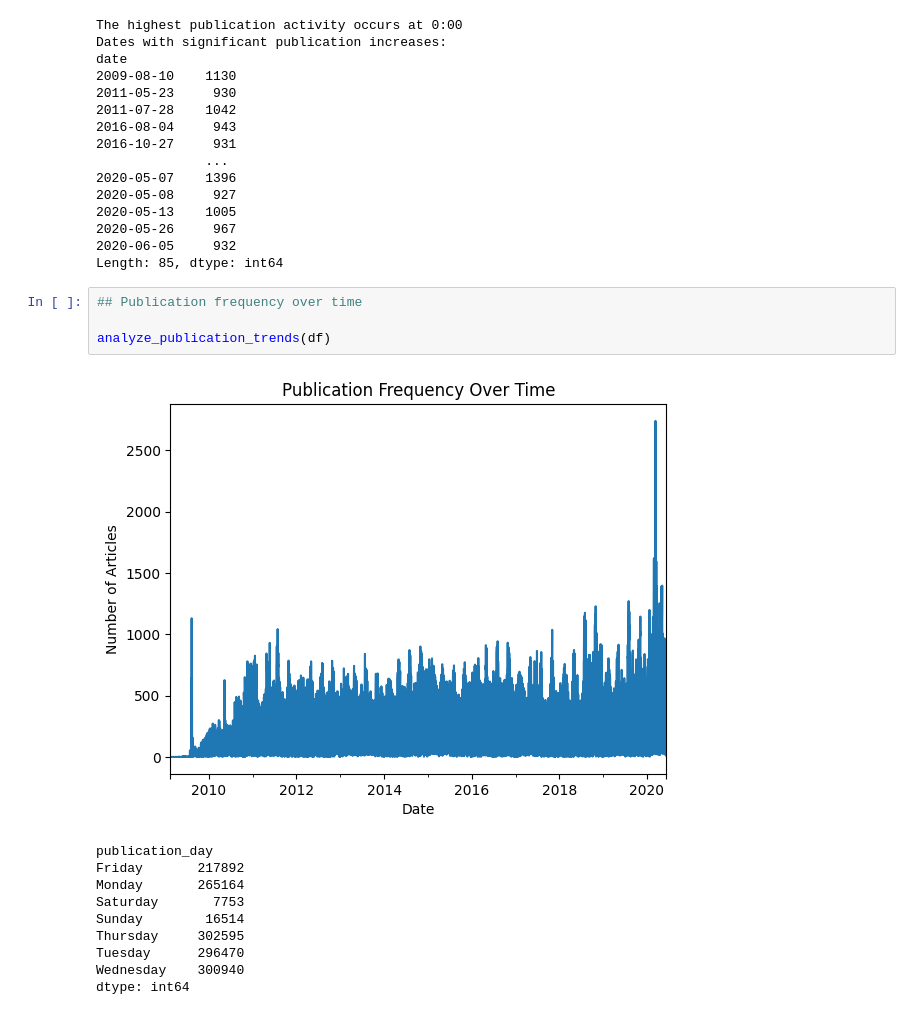
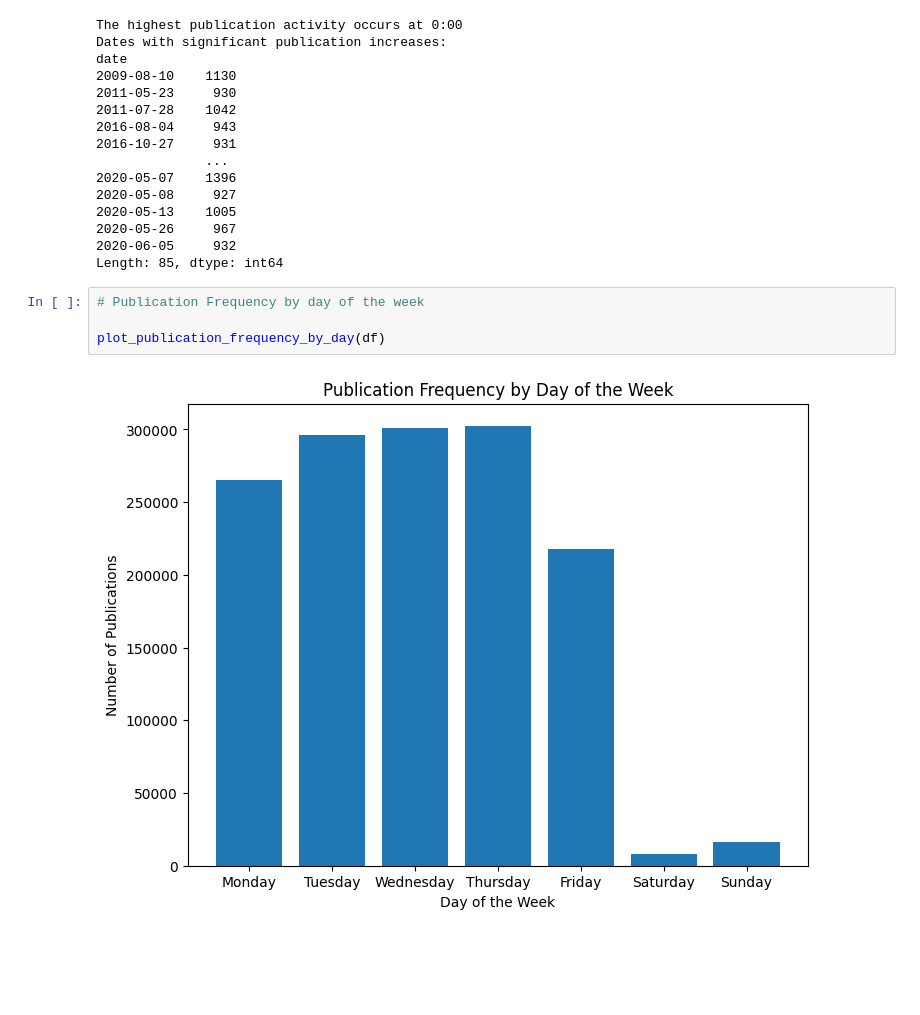
Before and after one commit to brook1167/Nova-Financial-Solutions, a Jupyter notebook: notebooks/Time_series_analysis.ipynb, the cells around one changed output. Drawn from its saved outputs; the diff is of its cells as text; blank space fills up the shorter version.

Commit message:
ploat publication frequency by day

```diff
--- a/notebooks/Time_series_analysis.ipynb
+++ b/notebooks/Time_series_analysis.ipynb
@@ -50,18 +50,9 @@ date
 2020-05-26     967
 2020-06-05     932
 Length: 85, dtype: int64
-# %%
-## Publication frequency over time
-
-analyze_publication_trends(df)
-# %% [output]
-[figure, removed]
-publication_day
-Friday       217892
-Monday       265164
-Saturday       7753
-Sunday        16514
-Thursday     302595
-Tuesday      296470
-Wednesday    300940
-dtype: int64
+# %%
+# Publication Frequency by day of the week
+
+plot_publication_frequency_by_day(df)
+# %% [output]
+[figure, added]
```
Also changed, not shown: parts of 1 cell of this notebook.
